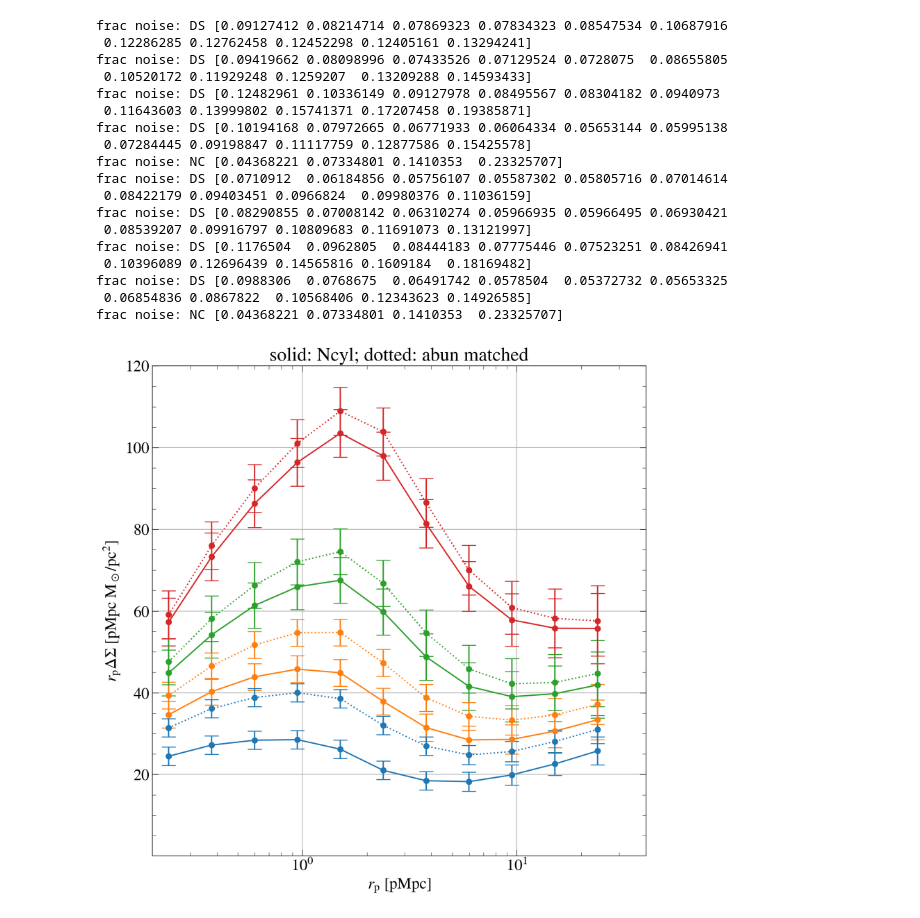
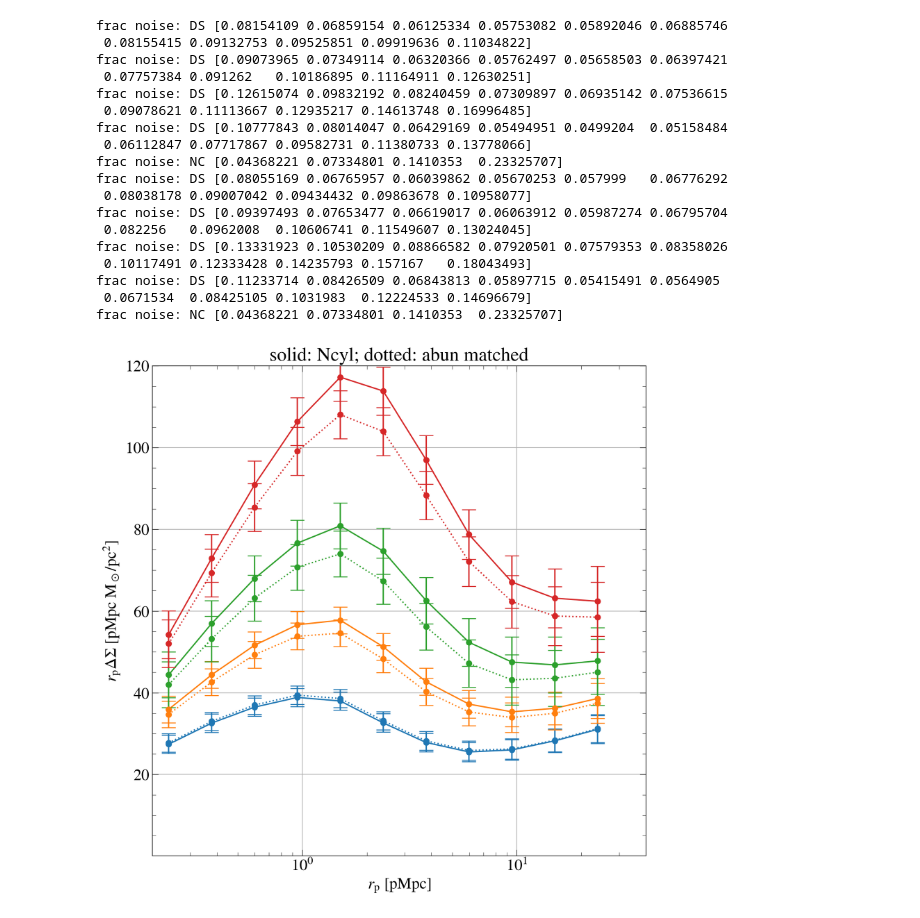
Before and after one commit to hywu/hod-selection-bias, a Jupyter notebook: repo/data_vector/make_data_vector_abacus_summit.ipynb, the cells around one changed output. Cells and saved outputs as stored; diff of their text form; code cells hidden in the pictures.

```diff
--- a/repo/data_vector/make_data_vector_abacus_summit.ipynb
+++ b/repo/data_vector/make_data_vector_abacus_summit.ipynb
@@ -15,11 +15,8 @@ z_data = [0.2, 0.35, 0.5, 0.65]
 z_sim = [0.3, 0.4, 0.5]
 
 iz = 0
-#binning = 'lam' # 'abun'
 
-#for iz in [0]:#range(3):
-for binning in ['lam', 'abun']:
-
+for binning in ['lam', 'abun2']:
     redshift = z_sim[iz]
     if redshift == 0.3: z_str = '0p300'
     if redshift == 0.4: z_str = '0p400'
@@ -47,25 +44,8 @@ for binning in ['lam', 'abun']:
         #### counts data ####
         x, x, NC_data = np.loadtxt(data_loc+'abundance.dat',unpack=True)
 
-        # #### combine counts and lensing
-        # data_vec = np.append(NC_data, DS_data)
-        # from scipy.linalg import block_diag
-        # cov = block_diag(cov_NC, cov_DS)
-        # cov_inv = block_diag(cov_NC_inv, cov_DS_inv)
-
-        # print('np.shape(cov_inv)', np.shape(cov_inv))
-
-    # if binning == 'abun':
-    #     data_vec = DS_data
-    #     cov = cov_DS
-    #     cov_inv = cov_DS_inv
-
     np.savetxt(f'data_vector_abacus_summit/counts_{rich_name}_{binning}_z{redshift}.dat', NC_data)
     np.savetxt(f'data_vector_abacus_summit/lensing_{rich_name}_{binning}_z{redshift}.dat', DS_data)
-
-    # np.savetxt(f'data_vector_abacus_summit/data_vector_{rich_name}_{binning}_z{redshift}.dat', data_vec)
-    # np.savetxt(f'data_vector_abacus_summit/cov_inv_z{redshift}.dat', cov_inv)
-    # np.savetxt(f'data_vector_abacus_summit/cov_z{redshift}.dat', cov)
 # %%
 # # check radius!
 # rp_rad = np.loadtxt(f'/projects/hywu/cluster_sims/cluster_finding/data/emulator_train/train/rp_rad.dat')
@@ -74,60 +53,59 @@ for binning in ['lam', 'abun']:
 # print((rp_cov[4:] - rp_rad)/rp_rad) #okay!
 # %%
 # plot the fake data and error bars
-#plt.figure(figsize=(21,7))
 plt.figure(figsize=(10,10))
-cov_loc = '/users/hywu/work/cluster-lensing-cov-public/examples/abacus_summit_analytic/'
+cov_loc = '/users/hywu/work/cluster-lensing-cov-public/examples/abacus_summit_analytic_desy1/'
 #for iz in [0]:#range(3):
     #plt.subplot(1,3,1+iz)
-for binning in ['lam', 'abun']:
+for binning in ['lam', 'abun2']:
     if binning == 'lam': ls = '-'
-    if binning == 'abun': ls = ':'
+    if binning == 'abun2': ls = ':'
 
     redshift = z_sim[iz]
     data_loc = '/projects/hywu/cluster_sims/cluster_finding/data/emulator_data/base_c000_ph000/'
-    data_loc += f'z{z_str}/model_hod000000/obs_q180_desy1/'
+    data_loc += f'z{z_str}/model_hod000000/obs_{rich_name}_desy1/'
 
     for ilam in range(4):
         rp_in, DS_in = np.loadtxt(data_loc + f'DS_phys_noh_{binning}_bin_{ilam}.dat', unpack=True)
         DS_interp = interp1d(np.log(rp_in), np.log(DS_in))
         DS_data = np.exp(DS_interp(np.log(rp_rad)))
 
         cov = np.loadtxt(cov_loc + f'DeltaSigma_cov_combined_phys_noh_{z_data[iz]}_{z_data[iz+1]}_{lam[ilam]}_{lam[ilam+1]}.dat')
         sig = np.sqrt(np.diag(cov))[4:]
         line = plt.plot(rp_rad, rp_rad*DS_data, ls=ls, c=f'C{ilam}')
         co = line[0].get_c()
         plt.errorbar(rp_rad, rp_rad*DS_data, rp_rad*sig,
                      label='data', c=co, marker='o', mec=co, ls='', capsize=8)#, np.diag(cov))
         plt.xscale('log')
         print('frac noise: DS', sig/DS_data)
 
     plt.xlim(0.2, 40)
     plt.ylim(0.10, 120)
     plt.title(f'AbacusSummit z={redshift}, DES-level noise')
 
     plt.xlabel(r'$r_{\rm p}~[{\rm pMpc}]$')
     plt.ylabel(r'$r_{\rm p} \Delta\Sigma~[{\rm pMpc ~M_\odot/pc^2} ]$')
+    cov_NC = np.loadtxt('cov/cov_counts_desy1_z0.3.dat')
     sig_NC = np.sqrt(np.diag(cov_NC))
     print('frac noise: NC',sig_NC/NC_data)
     plt.title('solid: Ncyl; dotted: abun matched')
-#plt.savefig(f'../../plots/emulator/abacus_summit_fid_lensing.pdf')
 # %% [output]
-frac noise: DS [0.09127412 0.08214714 0.07869323 0.07834323 0.08547534 0.10687916
- 0.12286285 0.12762458 0.12452298 0.12405161 0.13294241]
-frac noise: DS [0.09419662 0.08098996 0.07433526 0.07129524 0.0728075  0.08655805
- 0.10520172 0.11929248 0.1259207  0.13209288 0.14593433]
-frac noise: DS [0.12482961 0.10336149 0.09127978 0.08495567 0.08304182 0.0940973
- 0.11643603 0.13999802 0.15741371 0.17207458 0.19385871]
-frac noise: DS [0.10194168 0.07972665 0.06771933 0.06064334 0.05653144 0.05995138
- 0.07284445 0.09198847 0.11117759 0.12877586 0.15425578]
+frac noise: DS [0.08154109 0.06859154 0.06125334 0.05753082 0.05892046 0.06885746
+ 0.08155415 0.09132753 0.09525851 0.09919636 0.11034822]
+frac noise: DS [0.09073965 0.07349114 0.06320366 0.05762497 0.05658503 0.06397421
+ 0.07757384 0.091262   0.10186895 0.11164911 0.12630251]
+frac noise: DS [0.12615074 0.09832192 0.08240459 0.07309897 0.06935142 0.07536615
+ 0.09078621 0.11113667 0.12935217 0.14613748 0.16996485]
+frac noise: DS [0.10777843 0.08014047 0.06429169 0.05494951 0.0499204  0.05158484
+ 0.06112847 0.07717867 0.09582731 0.11380733 0.13778066]
 frac noise: NC [0.04368221 0.07334801 0.1410353  0.23325707]
-frac noise: DS [0.0710912  0.06184856 0.05756107 0.05587302 0.05805716 0.07014614
- 0.08422179 0.09403451 0.0966824  0.09980376 0.11036159]
-frac noise: DS [0.08290855 0.07008142 0.06310274 0.05966935 0.05966495 0.06930421
- 0.08539207 0.09916797 0.10809683 0.11691073 0.13121997]
-frac noise: DS [0.1176504  0.0962805  0.08444183 0.07775446 0.07523251 0.08426941
- 0.10396089 0.12696439 0.14565816 0.1609184  0.18169482]
-frac noise: DS [0.0988306  0.0768675  0.06491742 0.0578504  0.05372732 0.05653325
- 0.06854836 0.0867822  0.10568406 0.12343623 0.14926585]
+frac noise: DS [0.08055169 0.06765957 0.06039862 0.05670253 0.057999   0.06776292
+ 0.08038178 0.09007042 0.09434432 0.09863678 0.10958077]
+frac noise: DS [0.09397493 0.07653477 0.06619017 0.06063912 0.05987274 0.06795704
+ 0.082256   0.0962008  0.10606741 0.11549607 0.13024045]
+frac noise: DS [0.13331923 0.10530209 0.08866582 0.07920501 0.07579353 0.08358026
+ 0.10117491 0.12333428 0.14235793 0.157167   0.18043493]
+frac noise: DS [0.11233714 0.08426509 0.06843813 0.05897715 0.05415491 0.0564905
+ 0.0671534  0.08425105 0.1031983  0.12224533 0.14696679]
 frac noise: NC [0.04368221 0.07334801 0.1410353  0.23325707]
-[figure, old version]
+[figure, new version]
```
Also changed, not shown: parts of 1 cell of this notebook, 6 other files.
